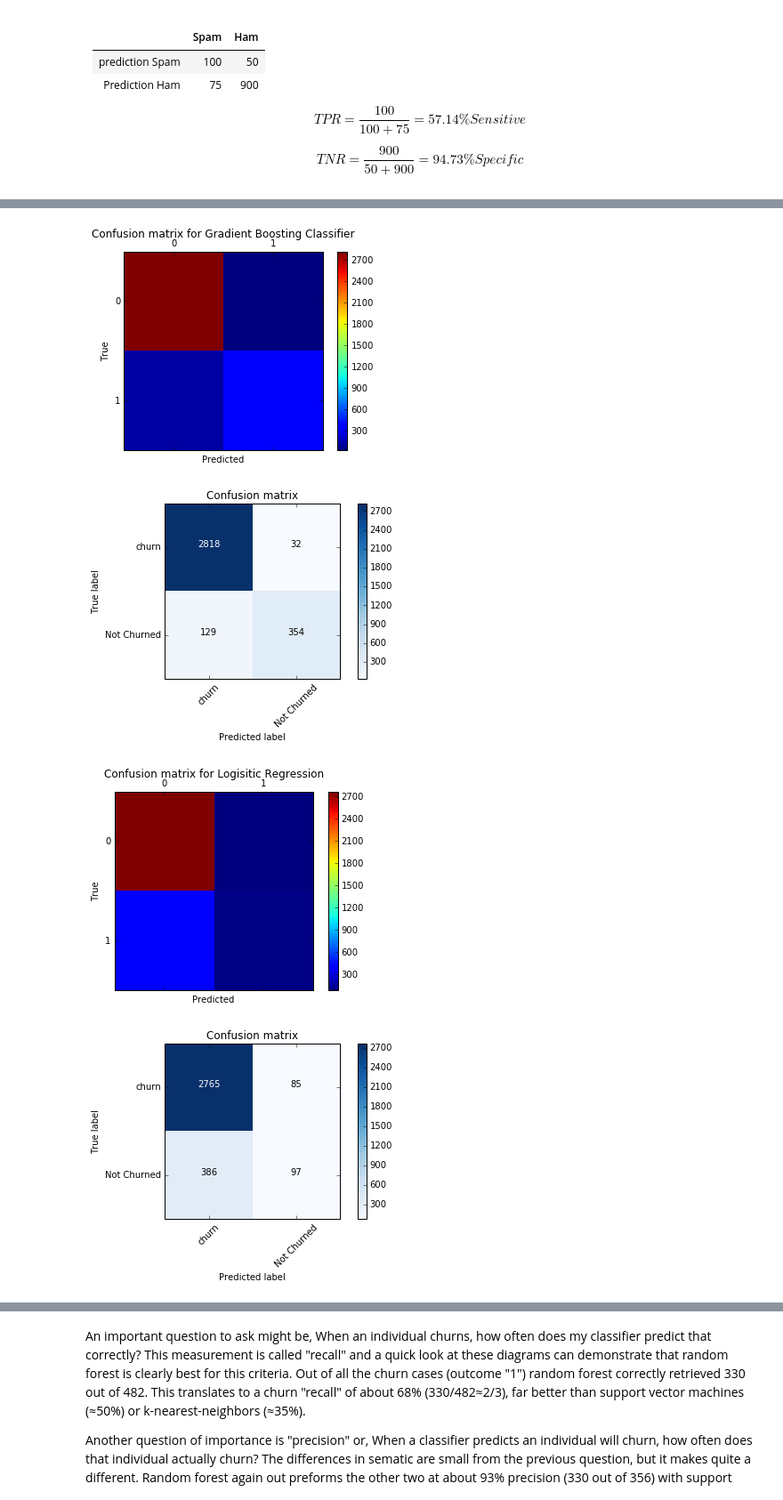
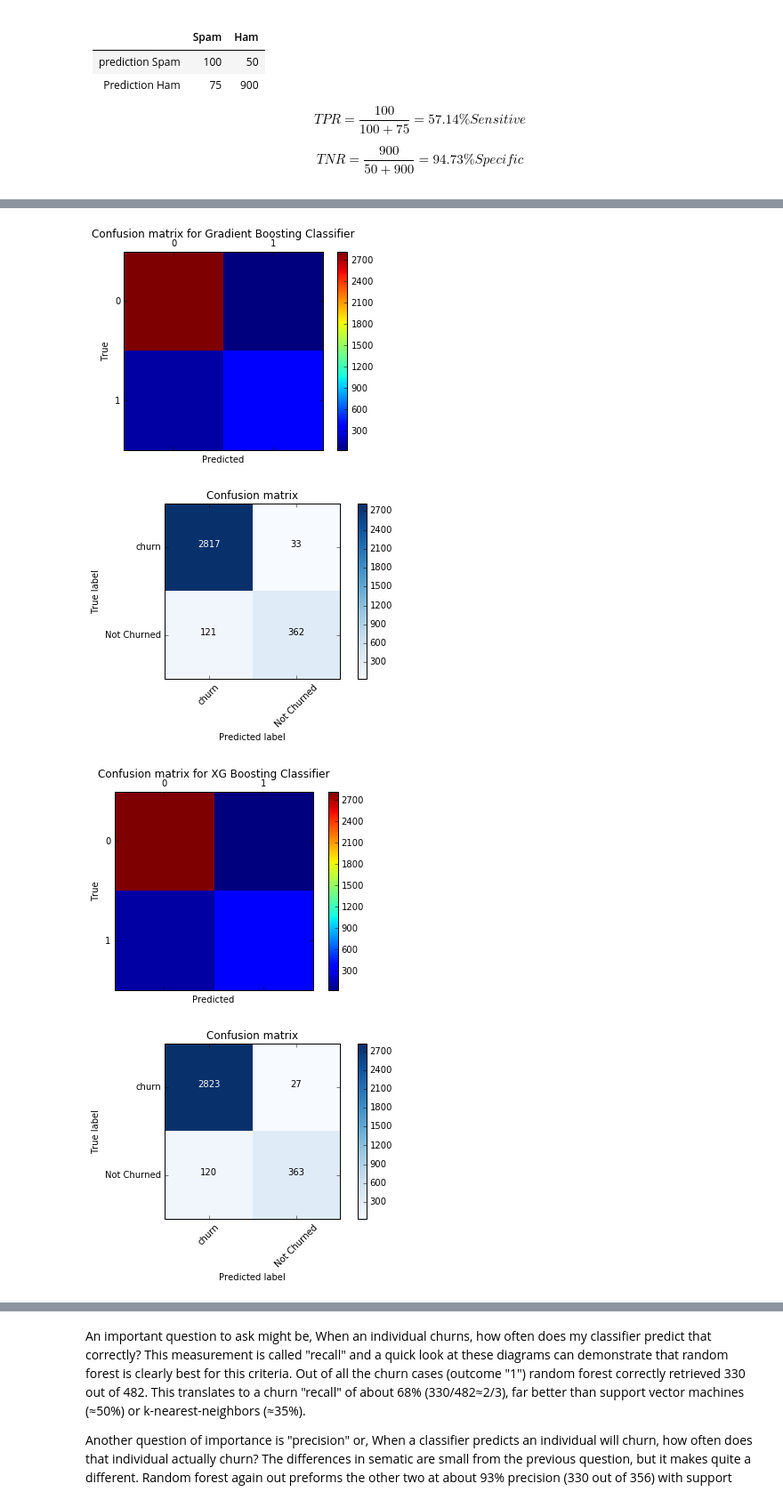
Before and after one commit to nursnaaz/Data-Science-Training-Python-, a Jupyter notebook: Churn Prediction/churn classification must.ipynb, the cells around one changed output, grey strips where cells are left out. Shown: that part at 89% size. Drawn from its saved outputs; the diff is of its cells as text; code cells hidden in the pictures.

```diff
--- a/Churn Prediction/churn classification must.ipynb
+++ b/Churn Prediction/churn classification must.ipynb
@@ -228,33 +230,33 @@ def draw_confusion_matrices(confusion_matricies,class_names):
 
         plt.tight_layout()
         plt.ylabel('True label')
         plt.xlabel('Predicted label')
 
 y = np.array(y)
 class_names = np.unique(y)
 
 confusion_matrices = [
     ( "Support Vector Machines", confusion_matrix(y,run_cv(X,y,SVC)) ),
     ( "Random Forest", confusion_matrix(y,run_cv(X,y,RF)) ),
     ( "K-Nearest-Neighbors", confusion_matrix(y,run_cv(X,y,KNN)) ),
     ( "Gradient Boosting Classifier", confusion_matrix(y,run_cv(X,y,GBC)) ),
-  #  ( "XG Boosting Classifier", confusion_matrix(y,run_cv(X,y,XGB)) ),
+    ( "XG Boosting Classifier", confusion_matrix(y,run_cv(X,y,XGB)) ),
     ( "Logisitic Regression", confusion_matrix(y,run_cv(X,y,LR)) )
 ]
 
 # Pyplot code not included to reduce clutter
 # from churn_display import draw_confusion_matrices
 %matplotlib inline
 
 draw_confusion_matrices(confusion_matrices,class_names)
 # %% [output]
 [figure]
 [figure]
 [figure]
 [figure]
 [figure]
 [figure]
 [figure]
 [figure]
-[figure, old version]
+[figure, new version]
-[figure, old version]
+[figure, new version]
```
Also changed, not shown: parts of 11 cells of this notebook.
